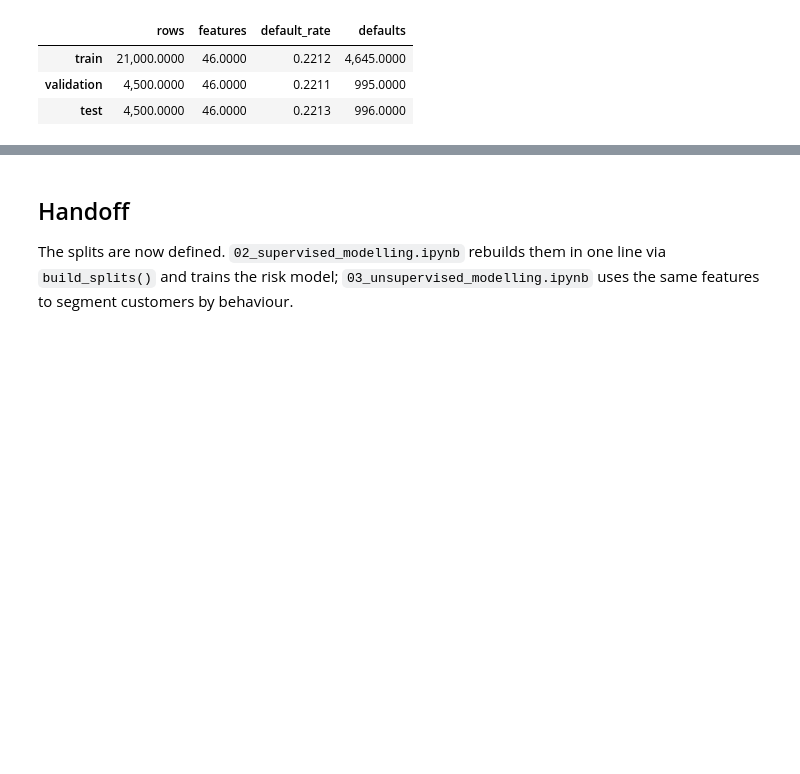
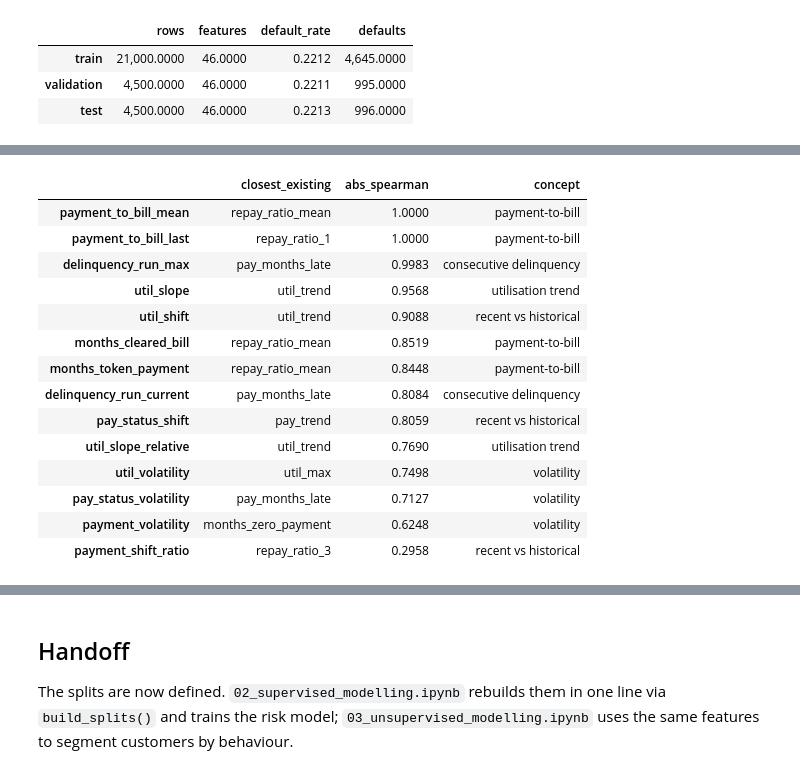
Before and after one commit to AnastasiaRassi/Behavioural_Credit_Scorecard_System, a Jupyter notebook: notebooks/01_data_preparation.ipynb, the cells around one changed output, grey strips where cells are left out. Cells and saved outputs as stored; diff of their text form; code cells hidden in the pictures; blank space fills up the shorter version.

```diff
--- a/notebooks/01_data_preparation.ipynb
+++ b/notebooks/01_data_preparation.ipynb
@@ -329,0 +558,16 @@ pd.DataFrame({
+# %%
+def risk_table(values: pd.Series, labels: pd.Series, bins: int = 5) -> pd.DataFrame:
+    """Default rate by band of one feature. Features with few distinct values are kept as
+    themselves; forcing them into quantiles would merge counts that mean different things."""
+    if values.nunique(dropna=True) <= 7:
+        groups = values.astype("string")
+    else:
+        groups = pd.qcut(values, bins, duplicates="drop").astype("string")
+    table = labels.groupby(groups.fillna("undefined"), observed=True).agg(["size", "mean"])
+    return table.rename(columns={"size": "customers", "mean": "default_rate"})
+
+
+for column in ["delinquency_run_current", "payment_to_bill_mean",
+               "pay_status_shift", "payment_volatility", "util_slope"]:
+    print(f"\n{column}  ({CONCEPTS[column]})")
+    print(risk_table(candidates["train"][column], y["train"]).to_string())
@@ -329,0 +603,32 @@ pd.DataFrame({
+# %%
+def nearest_existing(candidate: pd.Series, existing: pd.DataFrame) -> pd.Series:
+    """Strongest rank correlation between one candidate and the existing feature set."""
+    observed = candidate.notna()
+    correlations = existing[observed].rank().corrwith(candidate[observed].rank()).abs().dropna()
+    return pd.Series({
+        "closest_existing": correlations.idxmax(),
+        "abs_spearman": correlations.max(),
+        "concept": CONCEPTS[candidate.name],
+    })
+
+
+pd.DataFrame({
+    column: nearest_existing(candidates["train"][column], X["train"])
+    for column in candidates["train"].columns
+}).T.sort_values("abs_spearman", ascending=False)
+# %% [output]
+|  | closest_existing | abs_spearman | concept |
+| payment_to_bill_mean | repay_ratio_mean | 1.0000 | payment-to-bill |
+| payment_to_bill_last | repay_ratio_1 | 1.0000 | payment-to-bill |
+| delinquency_run_max | pay_months_late | 0.9983 | consecutive delinquency |
+| util_slope | util_trend | 0.9568 | utilisation trend |
+| util_shift | util_trend | 0.9088 | recent vs historical |
+| months_cleared_bill | repay_ratio_mean | 0.8519 | payment-to-bill |
+| months_token_payment | repay_ratio_mean | 0.8448 | payment-to-bill |
+| delinquency_run_current | pay_months_late | 0.8084 | consecutive delinquency |
+| pay_status_shift | pay_trend | 0.8059 | recent vs historical |
+| util_slope_relative | util_trend | 0.7690 | utilisation trend |
+| util_volatility | util_max | 0.7498 | volatility |
+| pay_status_volatility | pay_months_late | 0.7127 | volatility |
+| payment_volatility | months_zero_payment | 0.6248 | volatility |
+| payment_shift_ratio | repay_ratio_3 | 0.2958 | recent vs historical |
```
Also changed, not shown: parts of 13 cells of this notebook.
